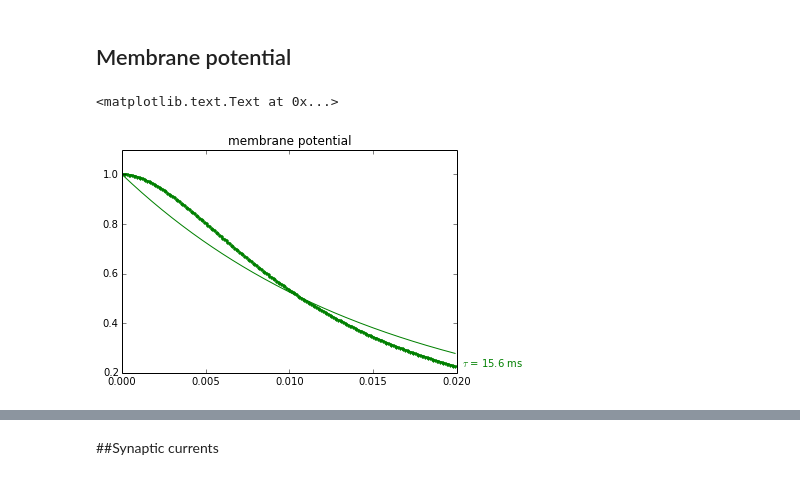
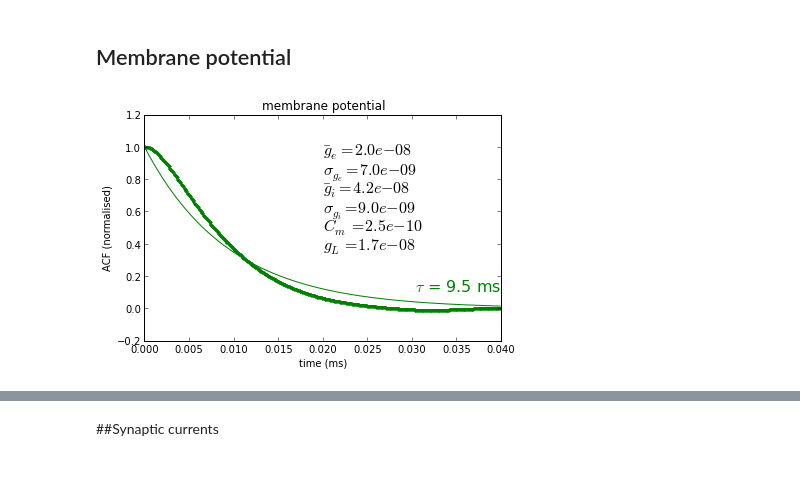
Before and after one commit to yzerlaut/transfer_functions, a Jupyter notebook: synaptic_current_acf.ipynb, the cells around one changed output, grey strips where cells are left out. Drawn from its saved outputs; the diff is of its cells as text; code cells hidden in the pictures.

```diff
--- a/synaptic_current_acf.ipynb
+++ b/synaptic_current_acf.ipynb
@@ -58,8 +73,18 @@ plt.title('conductances')
 # %% [markdown]
 ## Membrane potential
-# %%
-tau_m = plot_and_fit_acf(v, 'g', 200)
-plt.title('membrane potential')
-# %% [output]
-<matplotlib.text.Text at 0x...>
-[figure, removed]
+# %%
+ax = plt.subplot(111)
+tau_m = plot_and_fit_acf(v, 'g', 400, labelshift=0.1)
+
+plt.title('membrane potential')
+plt.xlabel('time (ms)')
+plt.ylabel('ACF (normalised)')
+ax.text(0.5, 0.4,
+        ("$\\bar{g}_e=%.1e$\n$\sigma_{g_e}=%.1e$\n"+
+        "$\\bar{g}_i=%.1e$\n$\sigma_{g_i}=%.1e$\n"+
+        "$C_m=%.1e$\n$g_L=%.1e$") % (ge_mu, ge_sigma, gi_mu, gi_sigma, tf.Cm, tf.Gl),
+        transform=ax.transAxes, clip_on=False, size=16)
+plt.tight_layout()
+plt.savefig('vm_acf_white_noise_conductance.pdf')
+# %% [output]
+[figure, added]
```
Also changed, not shown: parts of 9 cells of this notebook.
